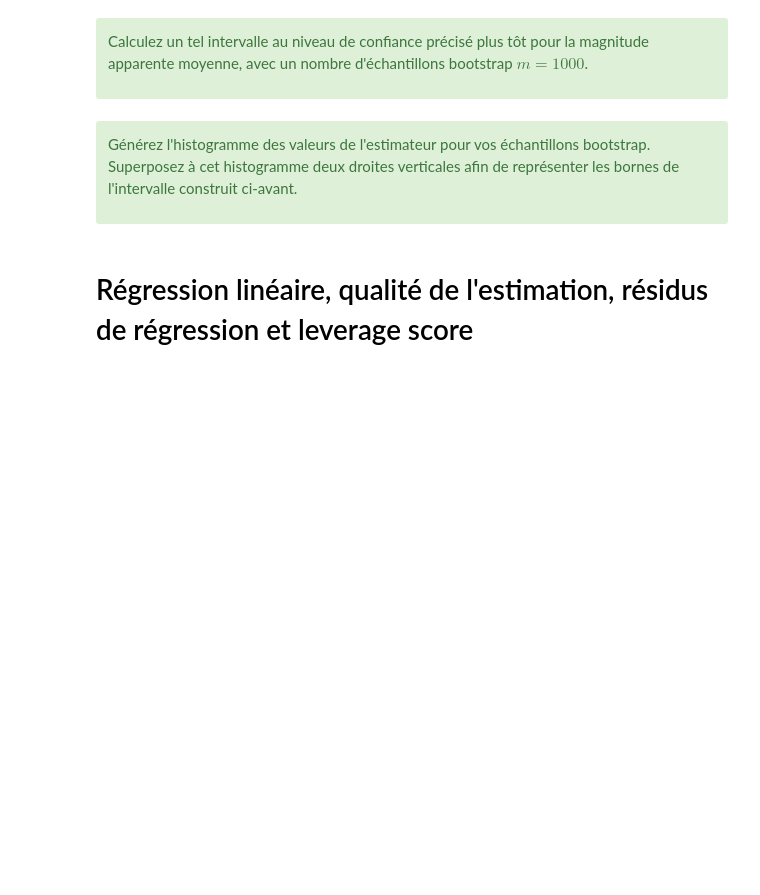
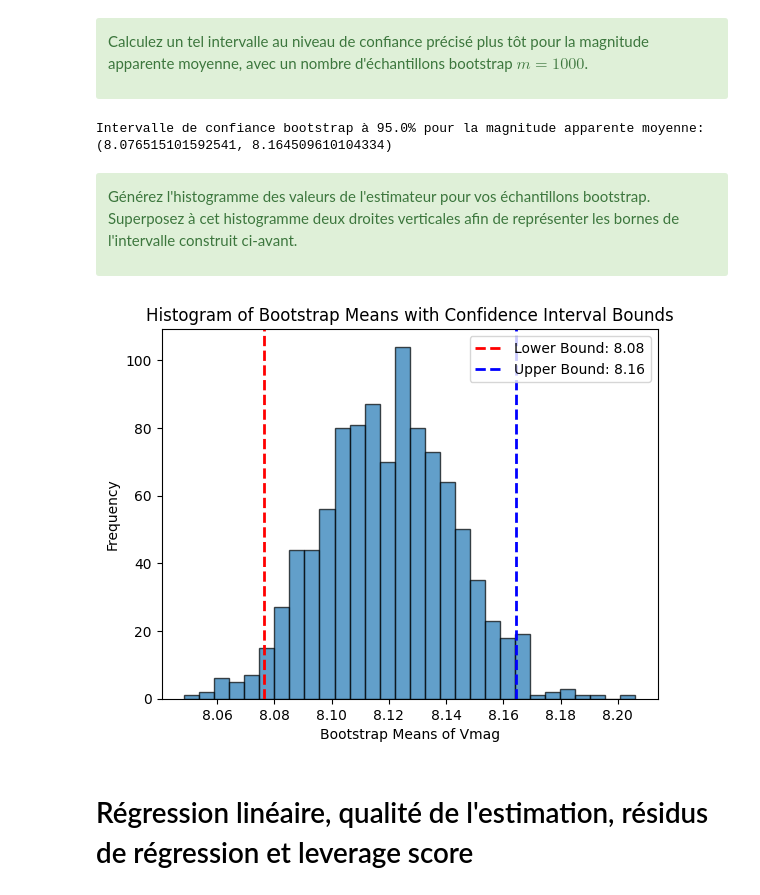
Before and after one commit to LeJzer03/Stat.-Devoir---Github, a Jupyter notebook: math0487_hw2.ipynb, the cells around one changed output. Cells and saved outputs as stored; diff of their text form; code cells hidden in the pictures; blank space fills up the shorter version.

```diff
--- a/math0487_hw2.ipynb
+++ b/math0487_hw2.ipynb
@@ -233,12 +310,42 @@ Premièrement, de manière générique, donnez *toutes* les différentes étapes
 Calculez un tel intervalle au niveau de confiance précisé plus tôt pour la magnitude apparente moyenne, avec un nombre d'échantillons bootstrap $m=1000$.
 
 </div>
+# %%
+# Number of bootstrap samples
+m = 1000
+
+# Bootstrap sampling
+bootstrap_means = []
+for _ in range(m):
+    bootstrap_sample = data['Vmag'].sample(n=sample_size, replace=True)
+    bootstrap_means.append(bootstrap_sample.mean())
+
+# Calculate the confidence interval
+alpha = 0.05
+lower_bound = np.percentile(bootstrap_means, 100 * (alpha / 2))
+upper_bound = np.percentile(bootstrap_means, 100 * (1 - alpha / 2))
+
+print(f"Intervalle de confiance bootstrap à {100 * (1 - alpha)}% pour la magnitude apparente moyenne: ({lower_bound}, {upper_bound})")
+# %% [output]
+Intervalle de confiance bootstrap à 95.0% pour la magnitude apparente moyenne: (8.076515101592541, 8.164509610104334)
 # %% [markdown]
 <div class="alert alert-block alert-success">
 
 Générez l'histogramme des valeurs de l'estimateur pour vos échantillons bootstrap. Superposez à cet histogramme deux droites verticales afin de représenter les bornes de l'intervalle construit ci-avant.
 
 </div>
+# %%
+# Generate histogram of bootstrap means
+plt.hist(bootstrap_means, bins=30, edgecolor='black', alpha=0.7)
+plt.axvline(lower_bound, color='red', linestyle='dashed', linewidth=2, label=f'Lower Bound: {lower_bound:.2f}')
+plt.axvline(upper_bound, color='blue', linestyle='dashed', linewidth=2, label=f'Upper Bound: {upper_bound:.2f}')
+plt.xlabel('Bootstrap Means of Vmag')
+plt.ylabel('Frequency')
+plt.title('Histogram of Bootstrap Means with Confidence Interval Bounds')
+plt.legend()
+plt.show()
+# %% [output]
+[figure, added]
 # %% [markdown]
 # Régression linéaire, qualité de l'estimation, résidus de régression et leverage score
 # %% [markdown]
```
Also changed, not shown: parts of 15 cells of this notebook, 1 other file.
